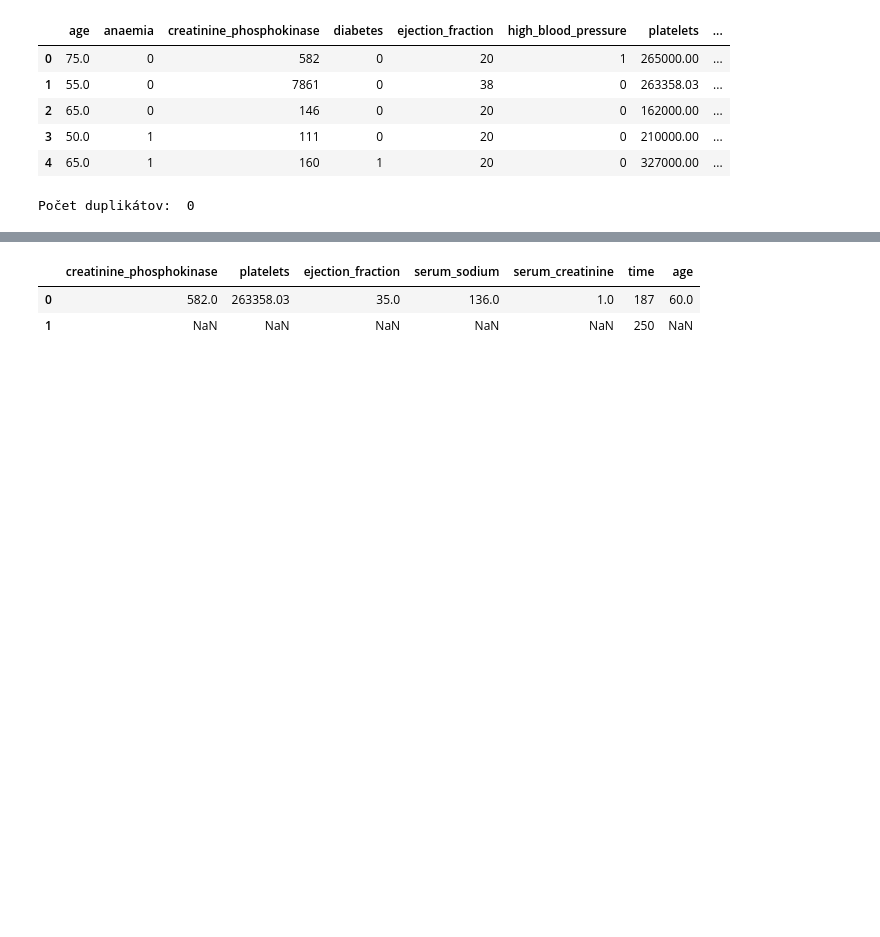
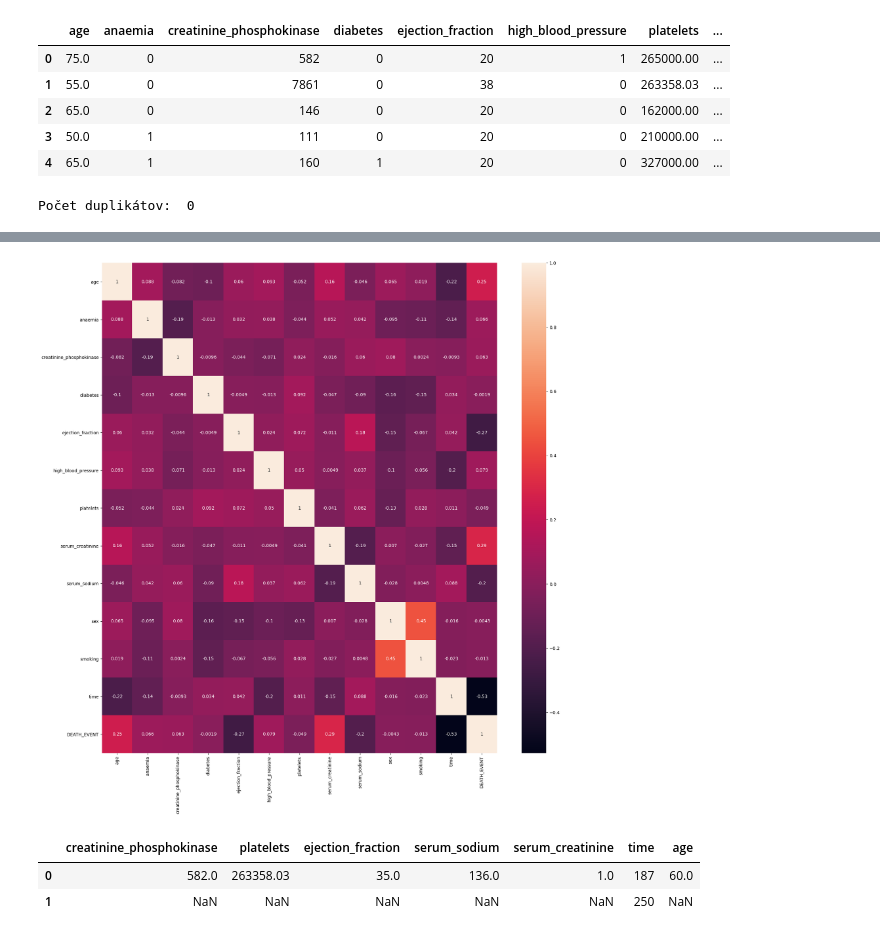
Before and after one commit to mvanko/Vanko_Martin_NS2021, a Jupyter notebook: Vanko_Martin_Predikcia_zlyhania_srdca.ipynb, the cells around one changed output, grey strips where cells are left out. Saved outputs shown, nothing was run; the diff lists cells and outputs as text; code cells hidden in the pictures; blank space fills up the shorter version.

```diff
--- a/Vanko_Martin_Predikcia_zlyhania_srdca.ipynb
+++ b/Vanko_Martin_Predikcia_zlyhania_srdca.ipynb
@@ -74,0 +69,7 @@ data.describe()
+# %%
+corrMatrix = data.corr()
+plt.subplots(figsize=(20,20))
+sns.heatmap(corrMatrix, annot=True)
+plt.show()
+# %% [output]
+[figure, added]
```
Also changed, not shown: parts of 18 cells of this notebook.
